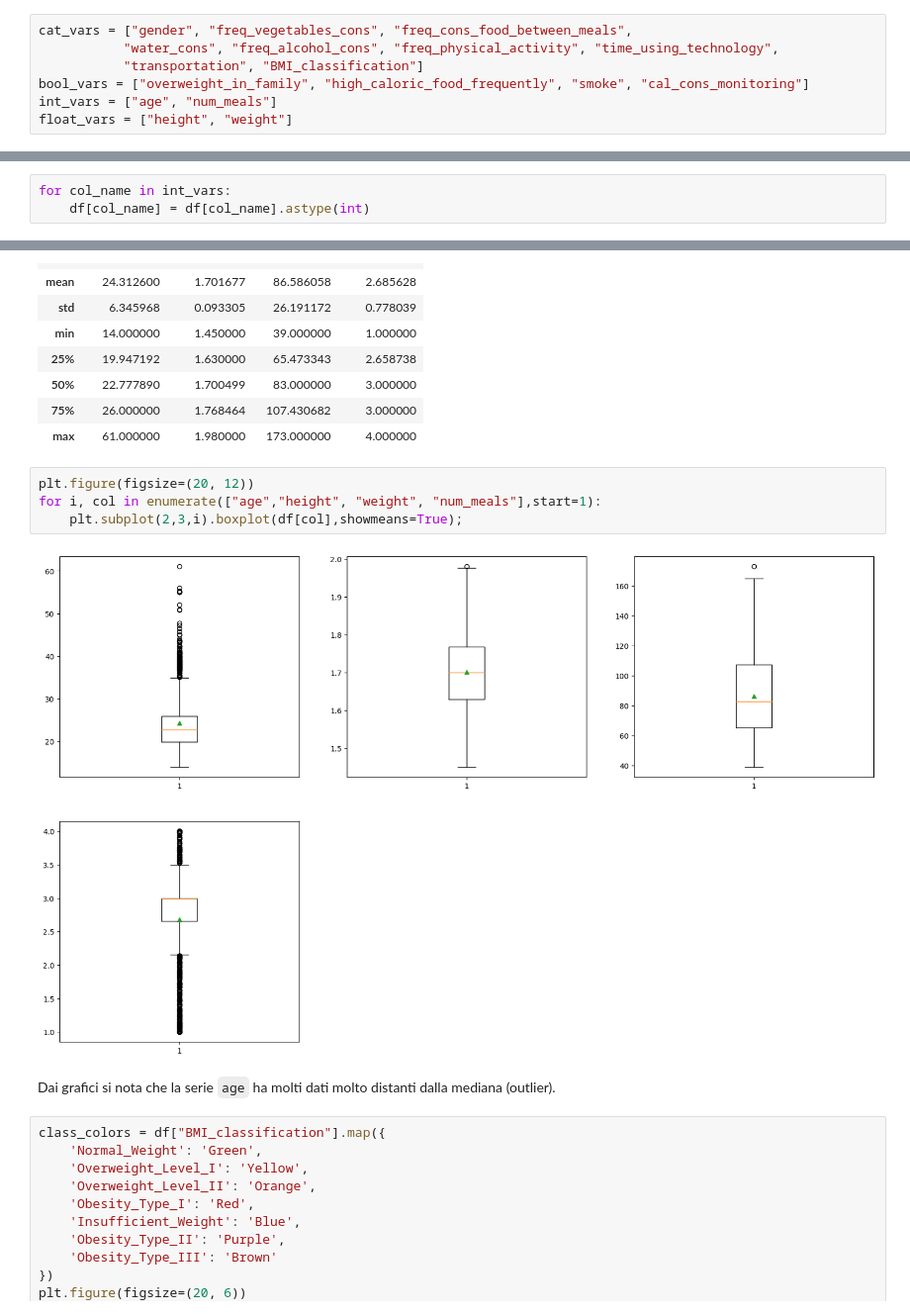
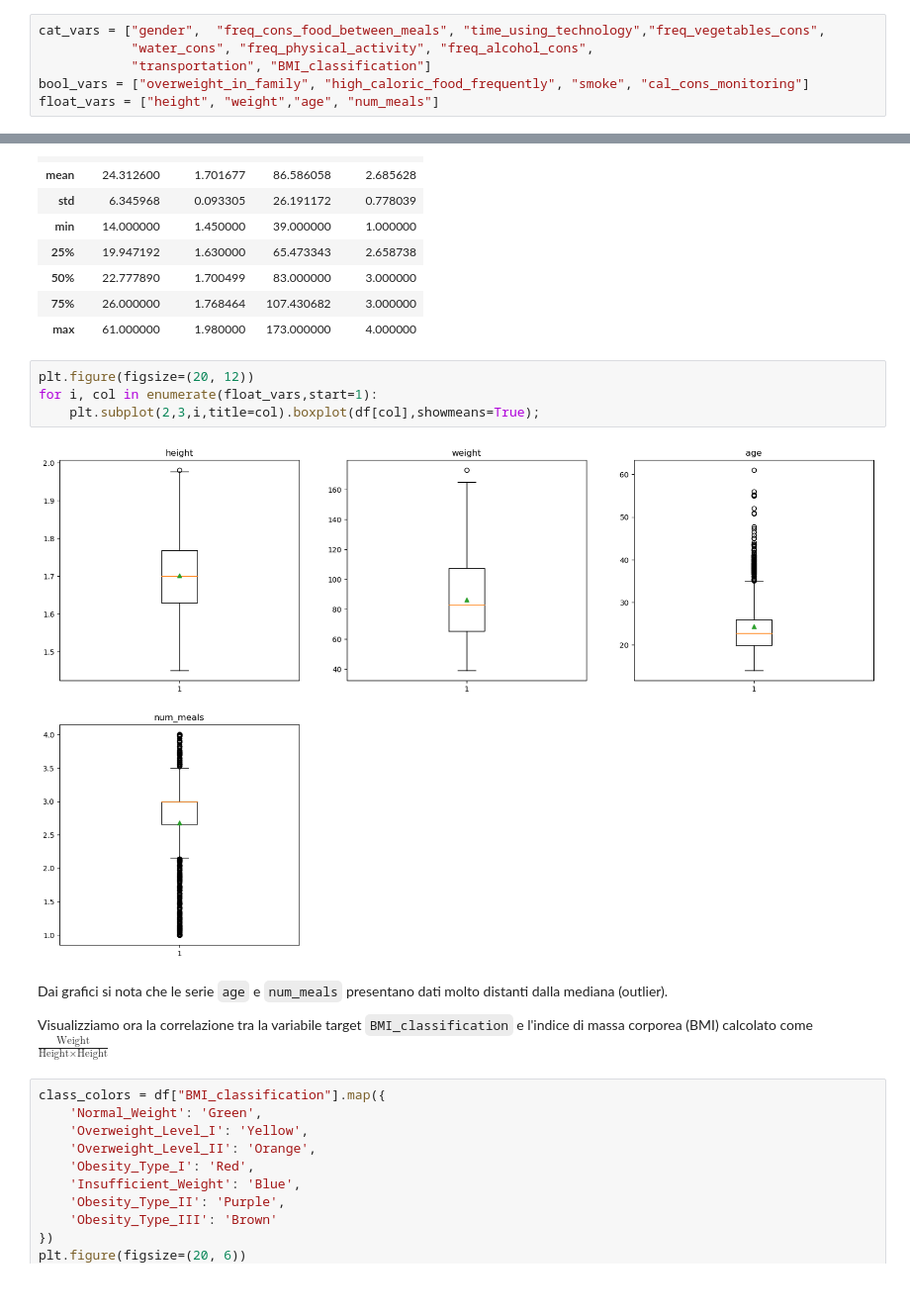
Before and after one commit to Fab-Ver/DataIntensive-Project, a Jupyter notebook: DataIntensiveProject.ipynb, the cells around one changed output, grey strips where cells are left out. Shown at 99% size. Cells and saved outputs as stored; diff of their text form; blank space fills up the shorter version.

```diff
--- a/DataIntensiveProject.ipynb
+++ b/DataIntensiveProject.ipynb
@@ -94,10 +94,9 @@ Dall'analisi dell'utilizzo della memoria emerge che il dataframe occupa molto sp
 # %%
-cat_vars = ["gender", "freq_vegetables_cons", "freq_cons_food_between_meals",
-           "water_cons", "freq_alcohol_cons", "freq_physical_activity", "time_using_technology",
-           "transportation", "BMI_classification"]
+cat_vars = ["gender",  "freq_cons_food_between_meals", "time_using_technology","freq_vegetables_cons",
+            "water_cons", "freq_physical_activity", "freq_alcohol_cons",
+            "transportation", "BMI_classification"]
 bool_vars = ["overweight_in_family", "high_caloric_food_frequently", "smoke", "cal_cons_monitoring"]
-int_vars = ["age", "num_meals"]
-float_vars = ["height", "weight"]
+float_vars = ["height", "weight","age", "num_meals"]
 # %% [markdown]
 Convertiamo tutte gli attributi con valori possibili `yes` o `no` in attributi booleani.
 # %%
@@ -109,3 +105,0 @@ Per le variabili `age` e `num_meals` tronchiamo i valori decimali in modo da ott
-# %%
-for col_name in int_vars:
-    df[col_name] = df[col_name].astype(int)
@@ -197,12 +198,14 @@ df.describe()
 | max | 61.000000 | 1.980000 | 173.000000 | 4.000000 |
 # %%
 plt.figure(figsize=(20, 12))
-for i, col in enumerate(["age","height", "weight", "num_meals"],start=1):
-    plt.subplot(2,3,i).boxplot(df[col],showmeans=True);
+for i, col in enumerate(float_vars,start=1):
+    plt.subplot(2,3,i,title=col).boxplot(df[col],showmeans=True);
 # %% [output]
-[figure, old version]
+[figure, new version]
-# %% [markdown]
-Dai grafici si nota che la serie `age` ha molti dati molto distanti dalla mediana (outlier).
+# %% [markdown]
+Dai grafici si nota che le serie `age` e `num_meals` presentano dati molto distanti dalla mediana (outlier).
+
+Visualizziamo ora la correlazione tra la variabile target `BMI_classification` e l'indice di massa corporea (BMI) calcolato come $\frac{\text{Weight}}{\text{Height}\times \text{Height}}$
 # %%
 class_colors = df["BMI_classification"].map({
     'Normal_Weight': 'Green',
```
Also changed, not shown: parts of 86 cells of this notebook.
